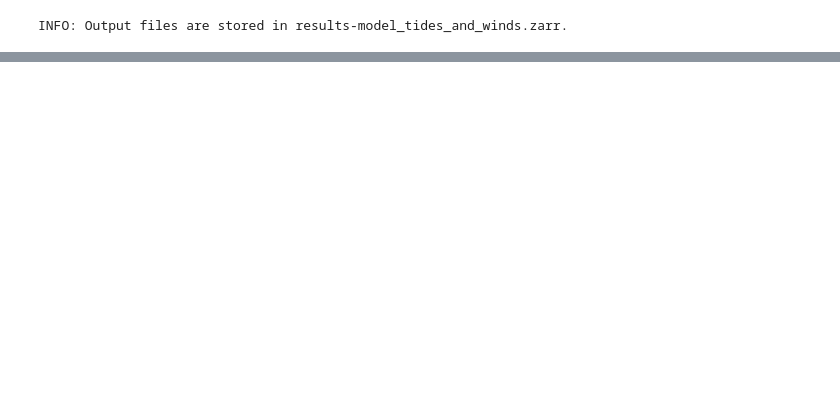
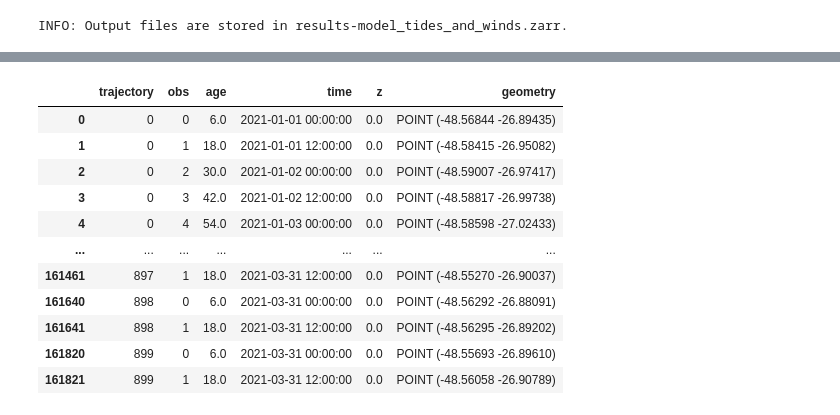
Before and after one commit to LaPoGeoMar/Proj_Modelagem_Pellet, a Jupyter notebook: 02_run_parcels-model_tides_and_winds.ipynb, the cells around one changed output, grey strips where cells are left out. Cells and saved outputs as stored; diff of their text form; code cells hidden in the pictures; blank space fills up the shorter version.

```diff
--- a/02_run_parcels-model_tides_and_winds.ipynb
+++ b/02_run_parcels-model_tides_and_winds.ipynb
@@ -268,0 +281,14 @@ for p in pset:
+# %%
+import warnings
+
+import trajan  # noqa
+import xarray as xr
+
+warnings.simplefilter("ignore")
+
+ds = xr.open_zarr("results-model_tides_and_winds.zarr")
+
+fig, ax = creat_map()
+ds.traj.plot(ax=ax)
+ax.add_feature(feature, zorder=99)
+ax.set_extent(bbox)
@@ -268,0 +297,69 @@ for p in pset:
+# %%
+import geopandas
+
+
+def parcels_to_geopandas(ds, GB=5, suppress_warnings=False):
+    """
+    Converts your parcels data to a geopandas dataframe containing a point for
+    every observation in the dataframe. Custom particle variables come along
+    for the ride during the transformation. Any undefined observations are removed
+    (correspond to the particle being deleted, or not having entered the simulation).
+
+    Assumes your parcel output is in lat and lon.
+
+    Parameters
+    ----------
+    ds : xr.Dataset
+        Dataset object in the format of parcels output.
+
+    suppress_warnings : bool
+        Whether to ignore RAM warning.
+
+    Returns
+    -------
+    geopandas.GeoDataFrame
+        GeoDataFrame with point data for each particle observation in the dataset.
+    """
+    RAM_LIMIT_BYTES = GB * 1000 * 1000  #  GB RAM limit
+
+    if ds.nbytes > RAM_LIMIT_BYTES and not suppress_warnings:
+        raise MemoryError(
+            f"Dataset is {ds.nbytes:_} bytes, but RAM_LIMIT_BYTES set max to be {RAM_LIMIT_BYTES:_}."
+        )
+
+    df = (
+        ds.to_dataframe().reset_index()  # Convert `obs` and `trajectory` indices to be columns instead
+    )
+
+    gdf = (
+        geopandas.GeoDataFrame(
+            df, geometry=geopandas.points_from_xy(df["lon"], df["lat"])
+        )
+        .drop(
+            ["lon", "lat"], axis=1
+        )  # No need for lon and lat cols. Included in geometry attribute
+        .set_crs(
+            "EPSG:4326"
+        )  # Set coordinate reference system to EPSG:4326 (aka. WGS84; the lat lon reference system)
+    )
+
+    # Remove observations with no time from gdf (indicate particle has been removed, or isn't in simulation)
+    invalid_observations = gdf["time"].isna()
+    return gdf[~invalid_observations]
+
+
+gdf_parcels = parcels_to_geopandas(ds)
+gdf_parcels
+# %% [output]
+|  | trajectory | obs | age | time | z | geometry |
+| 0 | 0 | 0 | 6.0 | 2021-01-01 00:00:00 | 0.0 | POINT (-48.56844 -26.89435) |
+| 1 | 0 | 1 | 18.0 | 2021-01-01 12:00:00 | 0.0 | POINT (-48.58415 -26.95082) |
+| 2 | 0 | 2 | 30.0 | 2021-01-02 00:00:00 | 0.0 | POINT (-48.59007 -26.97417) |
+| 3 | 0 | 3 | 42.0 | 2021-01-02 12:00:00 | 0.0 | POINT (-48.58817 -26.99738) |
+| 4 | 0 | 4 | 54.0 | 2021-01-03 00:00:00 | 0.0 | POINT (-48.58598 -27.02433) |
+| ... | ... | ... | ... | ... | ... | ... |
+| 161461 | 897 | 1 | 18.0 | 2021-03-31 12:00:00 | 0.0 | POINT (-48.55270 -26.90037) |
+| 161640 | 898 | 0 | 6.0 | 2021-03-31 00:00:00 | 0.0 | POINT (-48.56292 -26.88091) |
+| 161641 | 898 | 1 | 18.0 | 2021-03-31 12:00:00 | 0.0 | POINT (-48.56295 -26.89202) |
+| 161820 | 899 | 0 | 6.0 | 2021-03-31 00:00:00 | 0.0 | POINT (-48.55693 -26.89610) |
+| 161821 | 899 | 1 | 18.0 | 2021-03-31 12:00:00 | 0.0 | POINT (-48.56058 -26.90789) |
```
Also changed, not shown: parts of 31 cells of this notebook, 3 other files.
